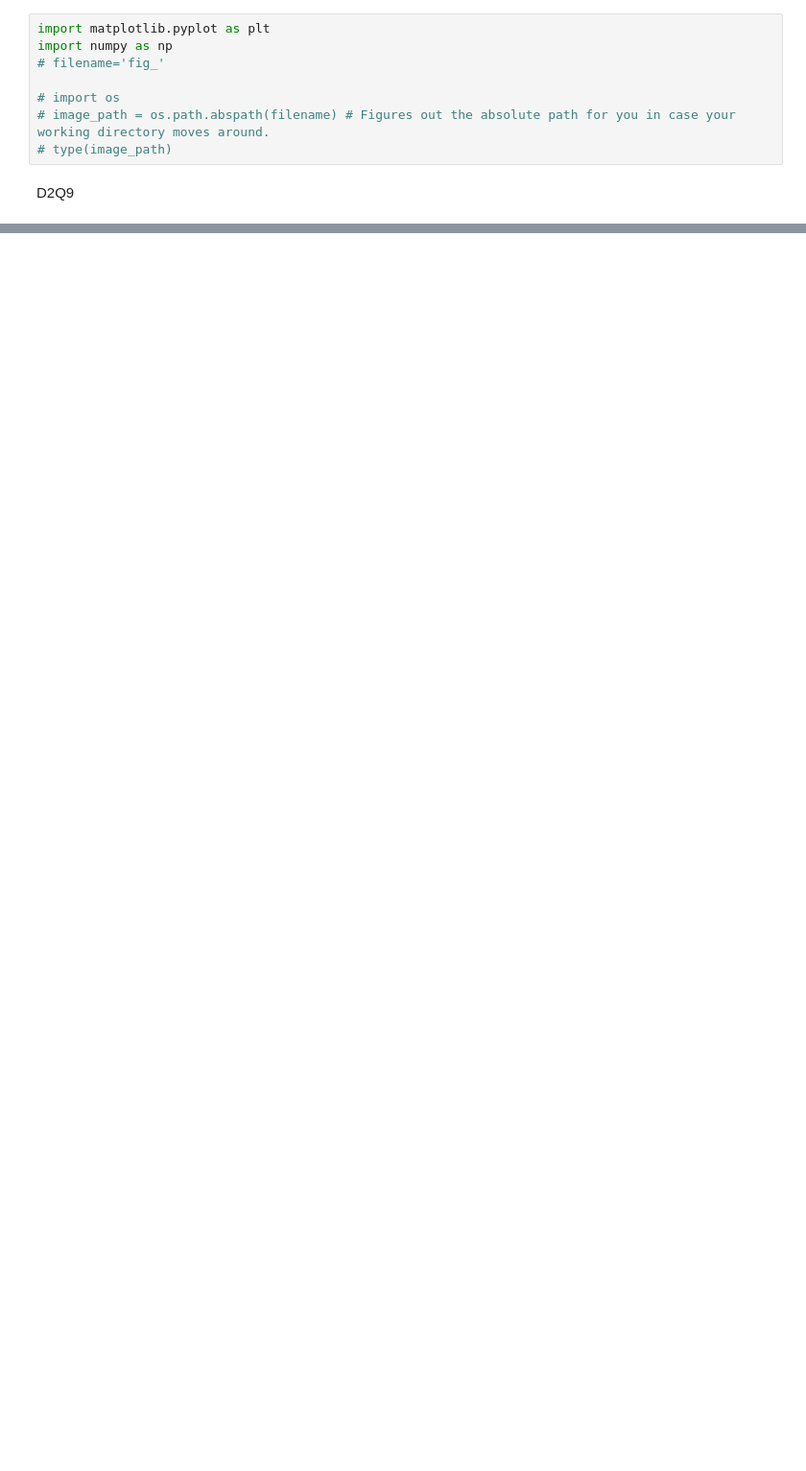
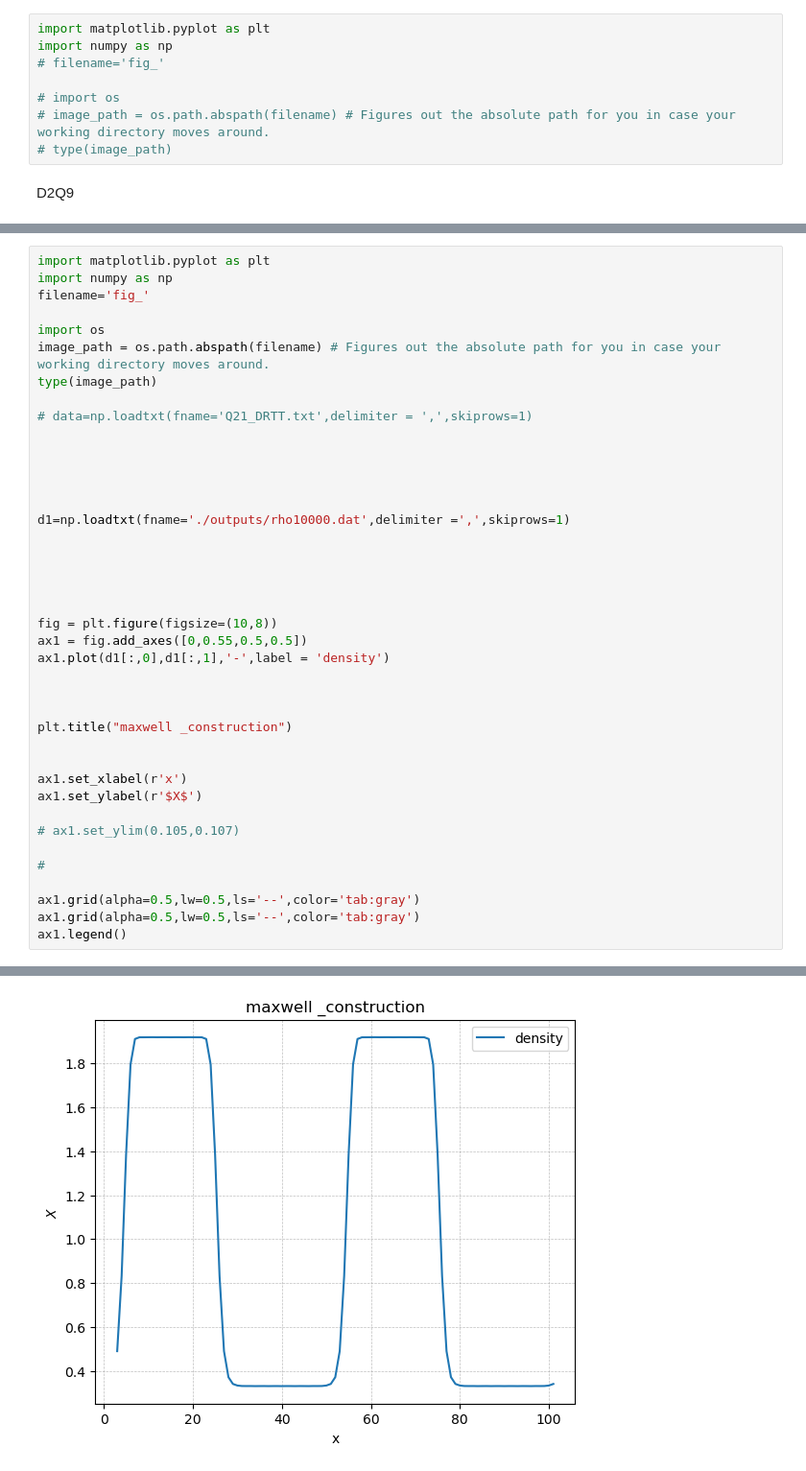
Before and after one commit to Ganesh-Kumar-B/multiphase, a Jupyter notebook: D1Q5_CS/testnotebook.ipynb, the cells around one changed output, grey strips where cells are left out. Shown: that part at 96% size. Saved outputs shown, nothing was run; the diff lists cells and outputs as text; blank space fills up the shorter version.

```diff
--- a/D1Q5_CS/testnotebook.ipynb
+++ b/D1Q5_CS/testnotebook.ipynb
@@ -64,0 +65,41 @@ ax1.legend()
+# %%
+import matplotlib.pyplot as plt
+import numpy as np
+filename='fig_'
+
+import os
+image_path = os.path.abspath(filename) # Figures out the absolute path for you in case your working directory moves around.
+type(image_path)
+
+# data=np.loadtxt(fname='Q21_DRTT.txt',delimiter = ',',skiprows=1)
+
+
+
+
+
+d1=np.loadtxt(fname='./outputs/rho10000.dat',delimiter =',',skiprows=1)
+
+
+
+
+
+fig = plt.figure(figsize=(10,8))
+ax1 = fig.add_axes([0,0.55,0.5,0.5])
+ax1.plot(d1[:,0],d1[:,1],'-',label = 'density')
+
+
+
+plt.title("maxwell _construction")
+
+
+ax1.set_xlabel(r'x')
+ax1.set_ylabel(r'$X$')
+
+# ax1.set_ylim(0.105,0.107)
+
+#
+
+ax1.grid(alpha=0.5,lw=0.5,ls='--',color='tab:gray')
+ax1.grid(alpha=0.5,lw=0.5,ls='--',color='tab:gray')
+ax1.legend()
+# %% [output]
@@ -64,0 +107 @@ ax1.legend()
+[figure, added]
```
Also changed, not shown: parts of 2 cells of this notebook.
